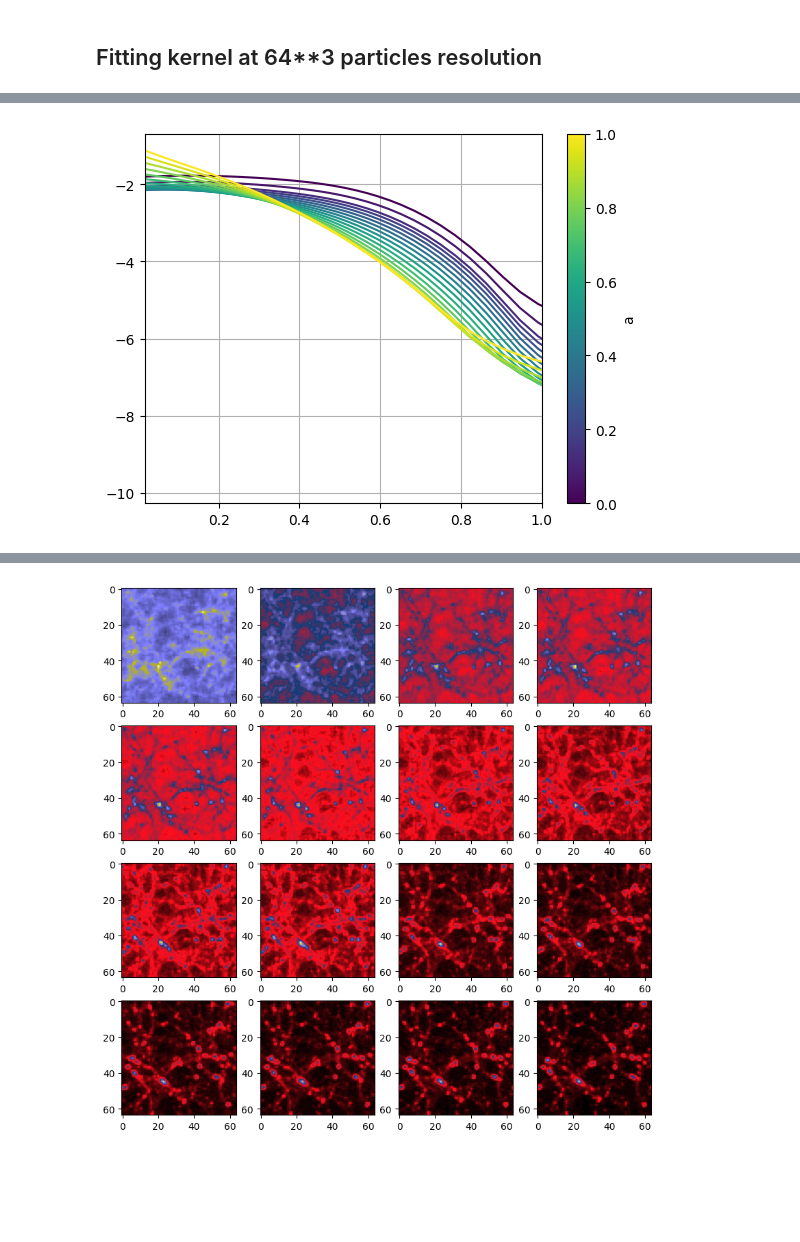
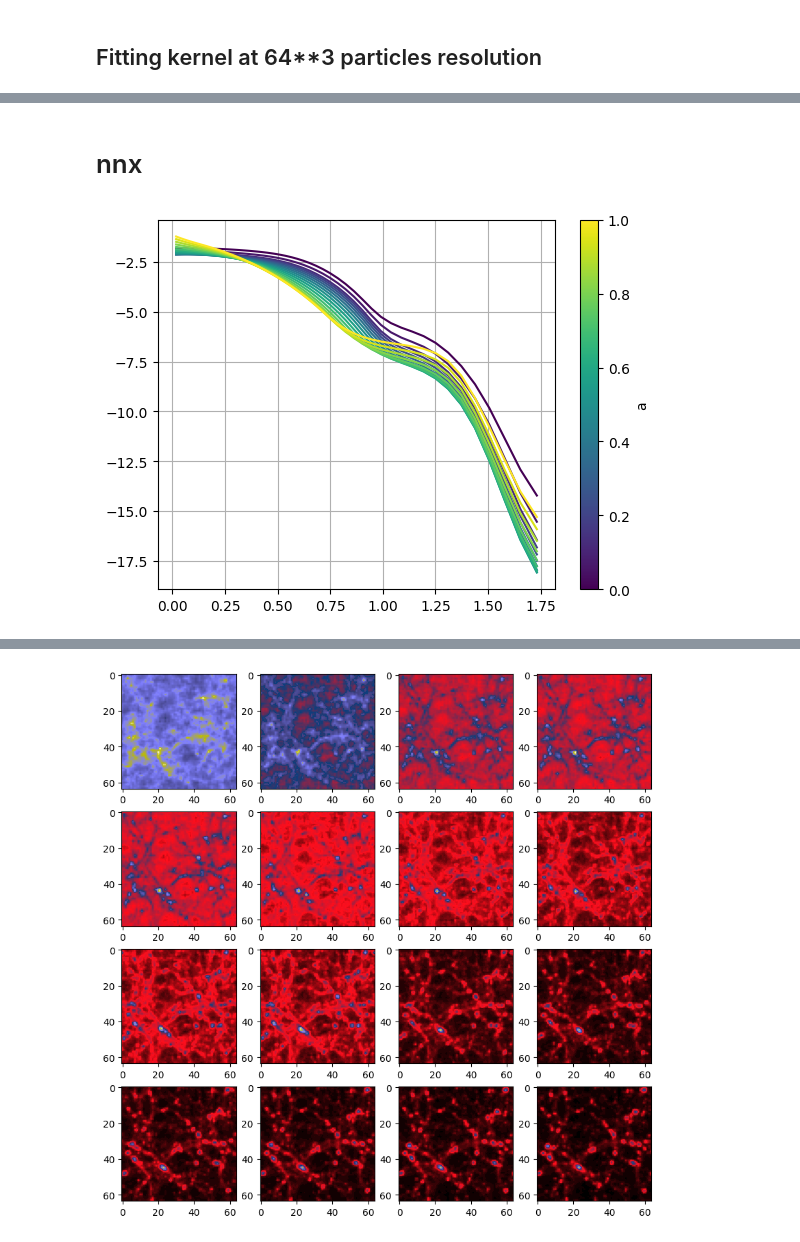
Before and after one commit to Arne-Thomsen/JaxPM, a Jupyter notebook: dev/jaxpm-paper/CAMELS_Fitting_PosVel.ipynb, the cells around one changed output, grey strips where cells are left out. Saved outputs shown, nothing was run; the diff lists cells and outputs as text; code cells hidden in the pictures; blank space fills up the shorter version.

```diff
--- a/dev/jaxpm-paper/CAMELS_Fitting_PosVel.ipynb
+++ b/dev/jaxpm-paper/CAMELS_Fitting_PosVel.ipynb
@@ -190,8 +345,10 @@ def neural_nbody_ode(state, a, cosmo, params):
 
     # Apply a correction filter
     kk = jnp.sqrt(sum((ki/jnp.pi)**2 for ki in kvec))
-    # kk = jnp.sqrt(jnp.sum((ki/jnp.pi)**2 for ki in kvec))
-    pot_k = pot_k *(1. + model.apply(params, kk, jnp.atleast_1d(a)))
+    # pot_k = pot_k *(1. + model.apply(params, kk, jnp.atleast_1d(a)))
+
+    model = nnx.merge(graphdef, params)
+    pot_k = pot_k * (1. + model(kk, jnp.atleast_1d(a)))
 
     # Computes gravitational forces
     forces = jnp.stack([cic_read(jnp.fft.irfftn(gradient_kernel(kvec, i)*pot_k), pos)
@@ -206,6 +363,40 @@ def neural_nbody_ode(state, a, cosmo, params):
     dvel = 1. / (a**2 * jnp.sqrt(jc.background.Esqr(cosmo, a))) * forces
 
     return dpos, dvel
+
+# def neural_nbody_ode_diffrax(a, state, args):
+#     """
+#     state is a tuple (position, velocities)
+#     """
+#     pos, vel = state
+#     cosmo, params = args
+
+#     kvec = fftk(mesh_shape)
+
+#     delta = cic_paint(jnp.zeros(mesh_shape), pos)
+
+#     delta_k = jnp.fft.rfftn(delta)
+
+#     # Computes gravitational potential
+#     pot_k = delta_k * invlaplace_kernel(kvec) * longrange_kernel(kvec, r_split=0)
+
+#     # Apply a correction filter
+#     kk = jnp.sqrt(sum((ki/jnp.pi)**2 for ki in kvec))
+#     pot_k = pot_k *(1. + model.apply(params, kk, jnp.atleast_1d(a)))
+
+#     # Computes gravitational forces
+#     forces = jnp.stack([cic_read(jnp.fft.irfftn(gradient_kernel(kvec, i)*pot_k), pos)
+#                       for i in range(3)],axis=-1)
+
+#     forces = forces * 1.5 * cosmo.Omega_m
+
+#     # Computes the update of position (drift)
+#     dpos = 1. / (a**3 * jnp.sqrt(jc.background.Esqr(cosmo, a))) * vel
+
+#     # Computes the update of velocity (kick)
+#     dvel = 1. / (a**2 * jnp.sqrt(jc.background.Esqr(cosmo, a))) * forces
+
+#     return jnp.stack([dpos, dvel])
 # %%
 ref_pos = jnp.stack(poss, axis=0)
 ref_vel = jnp.stack(vels, axis=0)
@@ -264,18 +477,20 @@ plt.plot(losses[40:])
+# %% [markdown]
+# nnx
 # %%
 col = plt.cm.viridis(np.linspace(0.,1.0,len(scales[::2])))
 
 kvals = jnp.logspace(-2.,0,100)*np.sqrt(3)
 
 fig, ax = plt.subplots()
 for i, a in enumerate(scales[::2]):
     ax.plot(kvals, model.apply(params, kvals , jnp.atleast_1d(a)), color=col[i])
 
 sm = plt.cm.ScalarMappable(cmap="viridis", norm=plt.Normalize(vmin=0., vmax=1))
 cbar = fig.colorbar(sm, ax=ax)
 cbar.set_label('a')
 
-ax.set(xlim=(kvals[0], 1))
+# ax.set(xlim=(kvals[0], 1))
 ax.grid()
 # %% [output]
-[figure, old version]
+[figure, new version]
 # %%
```
Also changed, not shown: parts of 69 cells of this notebook, 6 other files.
